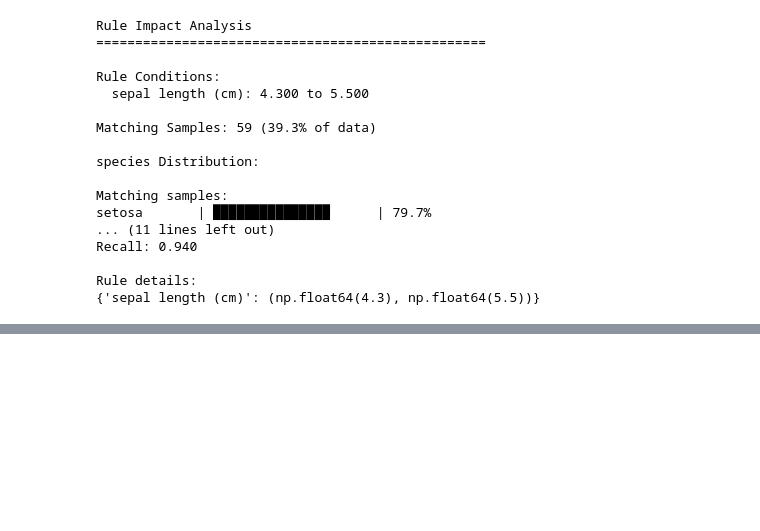
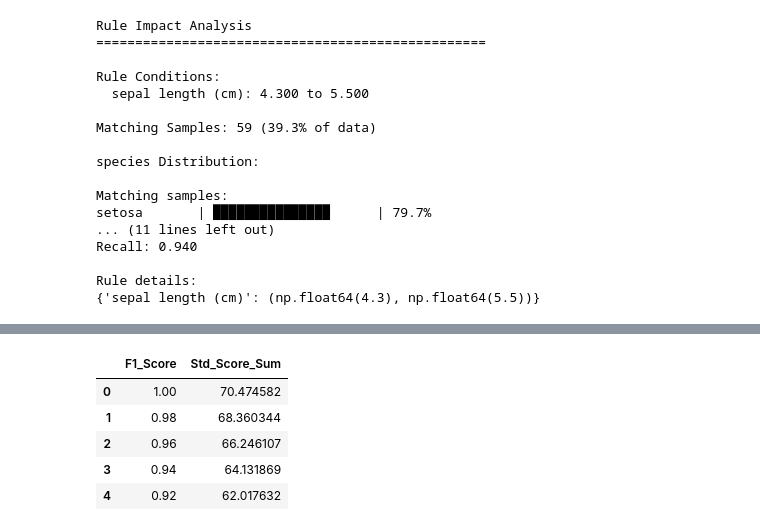
Before and after one commit to grej/pd_1d_rule_solver, a Jupyter notebook: examples/example.ipynb, the cells around one changed output, grey strips where cells are left out. Saved outputs shown, nothing was run; the diff lists cells and outputs as text; code cells hidden in the pictures; blank space fills up the shorter version.

```diff
--- a/examples/example.ipynb
+++ b/examples/example.ipynb
@@ -185,0 +335,48 @@ Rule details:
+# %%
+import pandas as pd
+import numpy as np
+
+# Assuming 'df' is your DataFrame
+window_size = 50
+
+# Initialize lists to store results
+f1_scores = []
+std_score_sums = []
+
+# Loop through the DataFrame with a sliding window of 50
+for i in range(len(df) - window_size + 1):
+    filtered_df = df.iloc[i:i + window_size]
+
+    # Calculate F1 score for 'species' with direction 'setosa'
+    y_true = df['species'] == 'setosa'
+    y_pred = pd.Series(index=df.index, data=False)
+    y_pred.loc[filtered_df.index] = True
+
+    tp = (y_true & y_pred).sum()
+    fp = (~y_true & y_pred).sum()
+    fn = (y_true & ~y_pred).sum()
+
+    precision = tp / (tp + fp) if (tp + fp) > 0 else 0
+    recall = tp / (tp + fn) if (tp + fn) > 0 else 0
+    f1 = 2 * (precision * recall) / (precision + recall) if (precision + recall) > 0 else 0
+
+    f1_scores.append(f1)
+
+    # Calculate the sum of 'setosa_std_score' for this window
+    std_score_sum = filtered_df['setosa_std_score'].sum()
+    std_score_sums.append(std_score_sum)
+
+# Create DataFrame with results
+result_df = pd.DataFrame({
+    'F1_Score': f1_scores,
+    'Std_Score_Sum': std_score_sums
+})
+
+result_df.head()
+# %% [output]
+|  | F1_Score | Std_Score_Sum |
+| 0 | 1.00 | 70.474582 |
+| 1 | 0.98 | 68.360344 |
+| 2 | 0.96 | 66.246107 |
+| 3 | 0.94 | 64.131869 |
+| 4 | 0.92 | 62.017632 |
```
Also changed, not shown: parts of 13 cells of this notebook, 7 other files.
